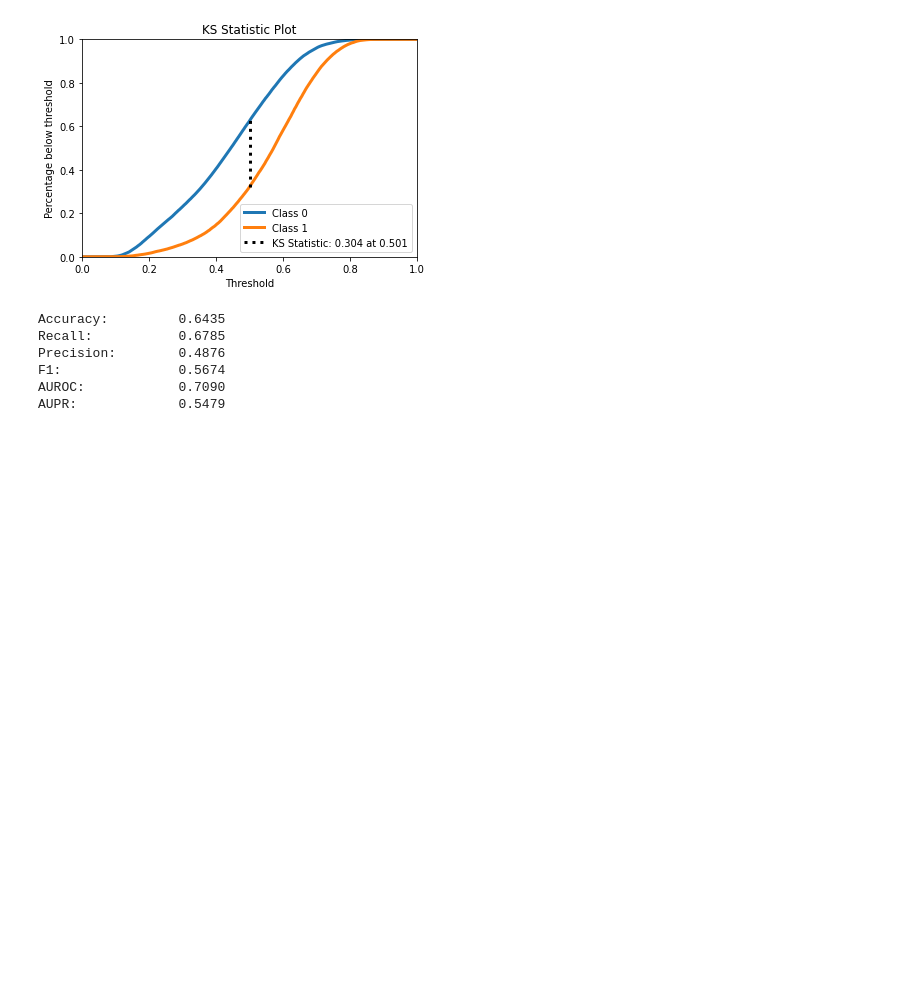
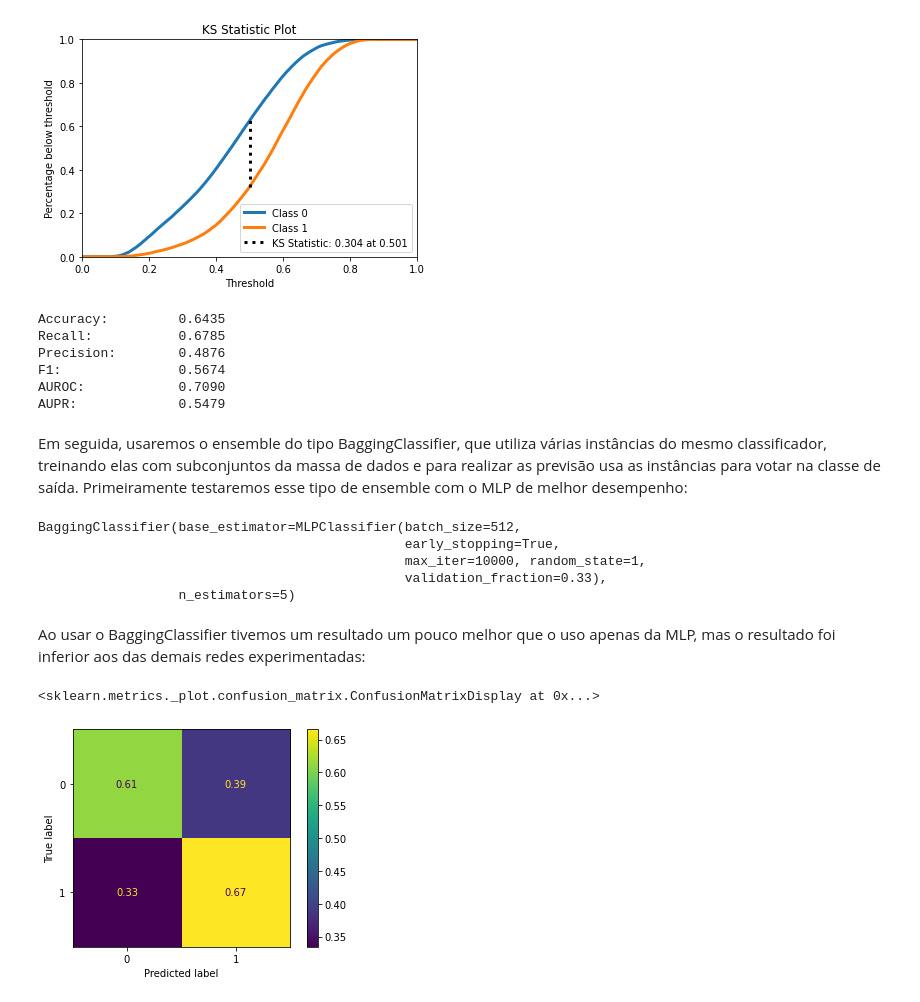
Before and after one commit to rafaelmotaalves/neural-networks, a Jupyter notebook: trn/ensembles.ipynb, the cells around one changed output. Cells and saved outputs as stored; diff of their text form; code cells hidden in the pictures; blank space fills up the shorter version.

Commit message:
Add BaggingClassifier experiments

```diff
--- a/trn/ensembles.ipynb
+++ b/trn/ensembles.ipynb
@@ -141,3 +139,18 @@ Precision:        0.4876
 F1:               0.5674
 AUROC:            0.7090
 AUPR:             0.5479
+# %% [markdown]
+Em seguida, usaremos o ensemble do tipo BaggingClassifier, que utiliza várias instâncias do mesmo classificador, treinando elas com subconjuntos da massa de dados e para realizar as previsão usa as instâncias para votar na classe de saída. Primeiramente testaremos esse tipo de ensemble com o MLP de melhor desempenho:
+# %%
+base_mlp = MLPClassifier(max_iter=epochs, batch_size=batch_size, early_stopping=True,
+    n_iter_no_change=patience, validation_fraction=validation_fraction, random_state=1)
+
+bagging = BaggingClassifier(base_estimator=base_mlp, n_estimators=5)
+# %%
+bagging.fit(x_train, y_train)
+# %% [output]
+BaggingClassifier(base_estimator=MLPClassifier(batch_size=512,
+                                               early_stopping=True,
+                                               max_iter=10000, random_state=1,
+                                               validation_fraction=0.33),
+                  n_estimators=5)
@@ -143,0 +160,7 @@ AUPR:             0.5479
+# %% [markdown]
+Ao usar o BaggingClassifier tivemos um resultado um pouco melhor que o uso apenas da MLP, mas o resultado foi inferior aos das demais redes experimentadas:
+# %%
+plot_confusion_matrix(bagging, x_test, y_test, normalize='true')
+# %% [output]
+<sklearn.metrics._plot.confusion_matrix.ConfusionMatrixDisplay at 0x...>
+[figure, added]
```
Also changed, not shown: parts of 17 cells of this notebook.
